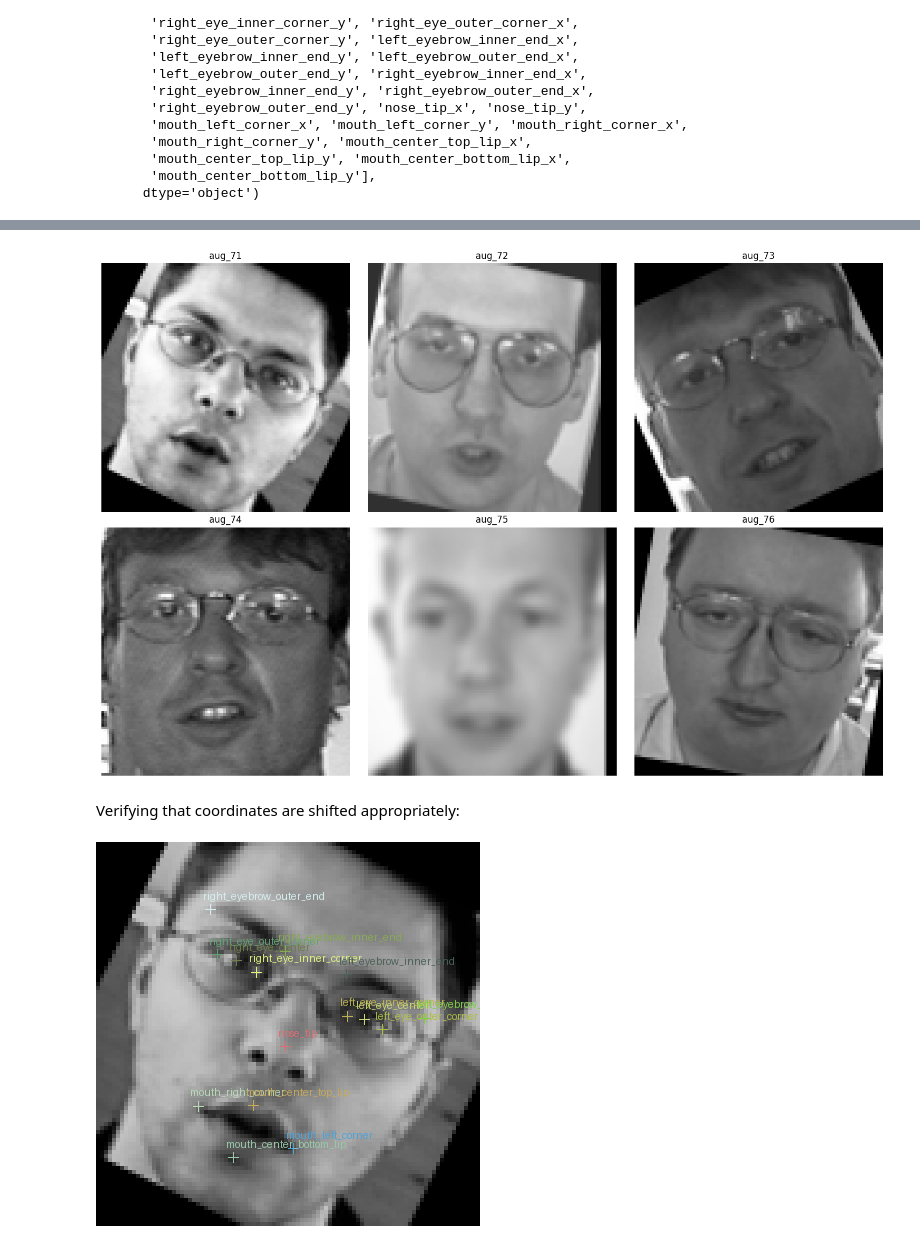
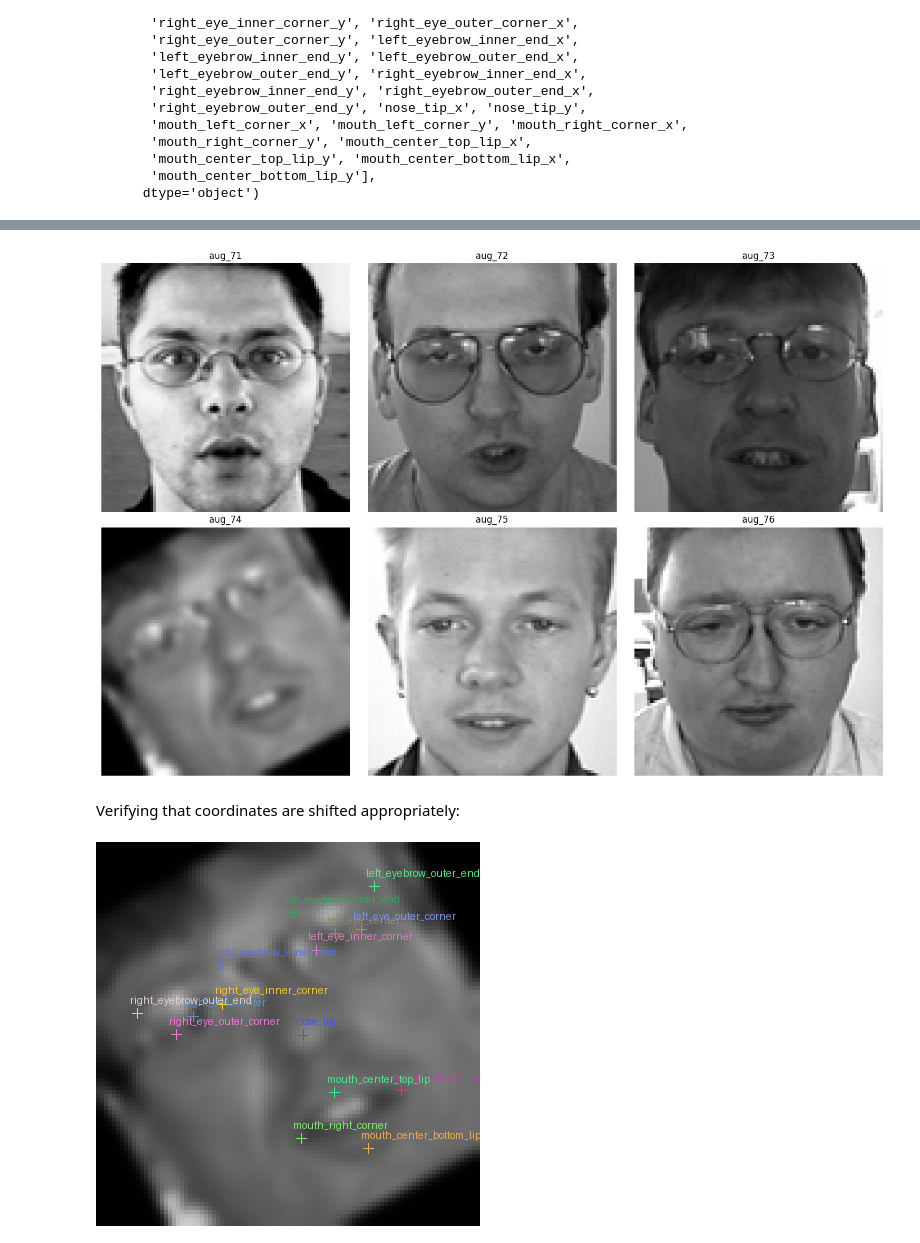
Before and after one commit to Yessirskiy/ZNEUS-25-FacialKeypoints, a Jupyter notebook: EDA.ipynb, the cells around one changed output, grey strips where cells are left out. Drawn from its saved outputs; the diff is of its cells as text; code cells hidden in the pictures.

Commit message:
EDA: duplicates check & final training set generation

```diff
--- a/EDA.ipynb
+++ b/EDA.ipynb
@@ -261,0 +264,19 @@ Total number of removed images:  555
+# %%
+hashes = defaultdict(list)
+
+for filename in os.listdir(TEST_DIR):
+    if filename.endswith(".png"):
+        path = os.path.join(TEST_DIR, filename)
+        with open(path, "rb") as f:
+            file_hash = hashlib.md5(f.read()).hexdigest()
+        hashes[file_hash].append(path)
+
+for image_id in train_nodup_df.index:
+    filename = str(image_id) + ".png"
+    path = os.path.join(TRAINING_DIR, filename)
+    with open(path, "rb") as f:
+        file_hash = hashlib.md5(f.read()).hexdigest()
+    hashes[file_hash].append(path)
+
+duplicates = [files for files in hashes.values() if len(files) > 1]
+print(len(duplicates))
@@ -261,0 +292,9 @@ Total number of removed images:  555
+# %%
+to_drop = []
+for d in duplicates:
+    dup = d[0] if TRAINING_DIR in d[0] else d[1]
+    _, image_name = dup.split("\\")
+    image_id = int(image_name[:-4])
+    to_drop.append(image_id)
+train_nodup_df = train_nodup_df.drop(index=to_drop)
+train_nodup_df
@@ -438,6 +515,11 @@ import numpy as np
 import pandas as pd
 from PIL import Image
 import albumentations as A
+
+SEED = 41
+
+random.seed(SEED)
+np.random.seed(SEED)
 
 aug_folder = "augmented/"
 os.makedirs(aug_folder, exist_ok=True)
@@ -466,8 +548,8 @@ transform = A.Compose([
     A.Rotate(limit=30, p=0.5),
     A.RandomBrightnessContrast(p=0.3),
     A.GaussianBlur(p=0.2),
-    A.ShiftScaleRotate(shift_limit=0.05, scale_limit=0.1, rotate_limit=0, p=0.5)
-], keypoint_params=A.KeypointParams(format='xy', remove_invisible=False))
+    A.ShiftScaleRotate(shift_limit=0.05, scale_limit=0.1, rotate_limit=0, p=0.5),
+], keypoint_params=A.KeypointParams(format='xy', remove_invisible=False), seed=SEED)
 
 aug_rows = []
 
@@ -528,29 +610,29 @@ for ax, img_id in zip(axes, image_ids):
 plt.tight_layout()
 plt.show()
 # %% [output]
-[figure, old version]
+[figure, new version]
 # %% [markdown]
 Verifying that coordinates are shifted appropriately:
 # %%
 scale = 4
-img_id = 71
+img_id = 74
 img = Image.open(os.path.join("augmented", f"aug_{img_id}.png")).convert("RGB")
 # img = Image.open(os.path.join("training", f"{img_id}.png")).convert("RGB")
 
 w, h = img.size
 scaled = img.resize((w * scale, h * scale), Image.NEAREST)
 draw = ImageDraw.Draw(scaled)
 labels = df_aug.iloc[img_id - 1]
 
 
 for i, (x, y) in enumerate(zip(labels[0::2], labels[1::2])):
     color = tuple(random.randint(50, 255) for _ in range(3))
     sx, sy = x * scale, y * scale
     draw_cross(draw, sx, sy, color)
     text_x = sx - 2 * scale
     text_y = sy - 5 * scale
     draw.text((text_x, text_y), features[i], fill=color)
 
 display(scaled)
 # %% [output]
-[figure, old version]
+[figure, new version]
```
Also changed, not shown: parts of 17 cells of this notebook, 1 other file.
